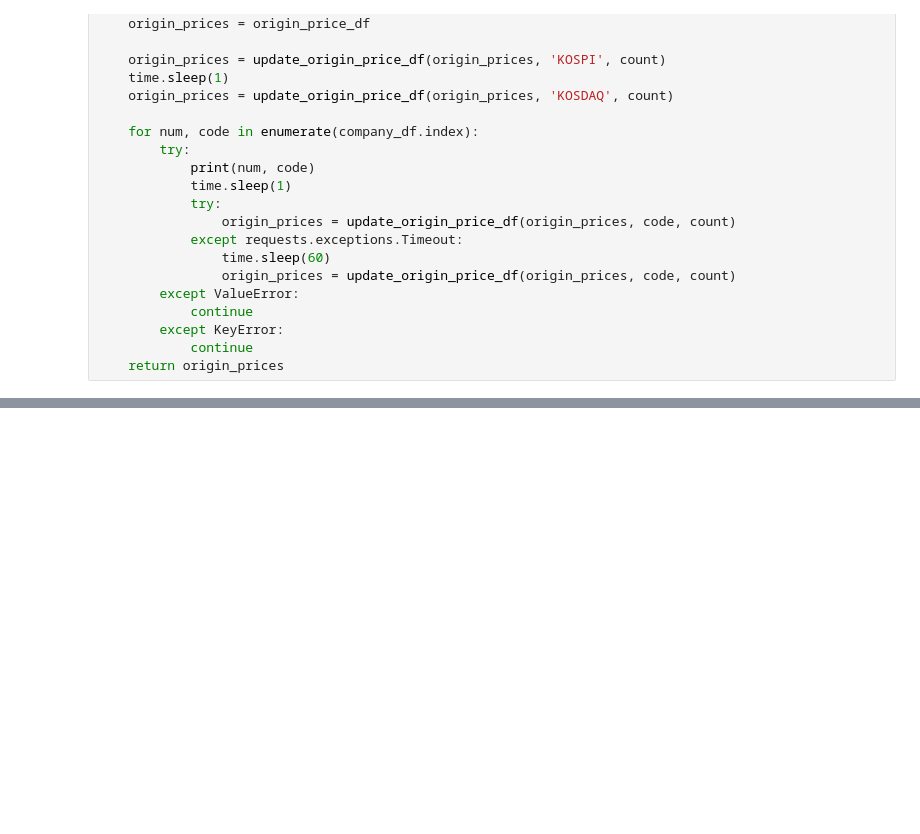
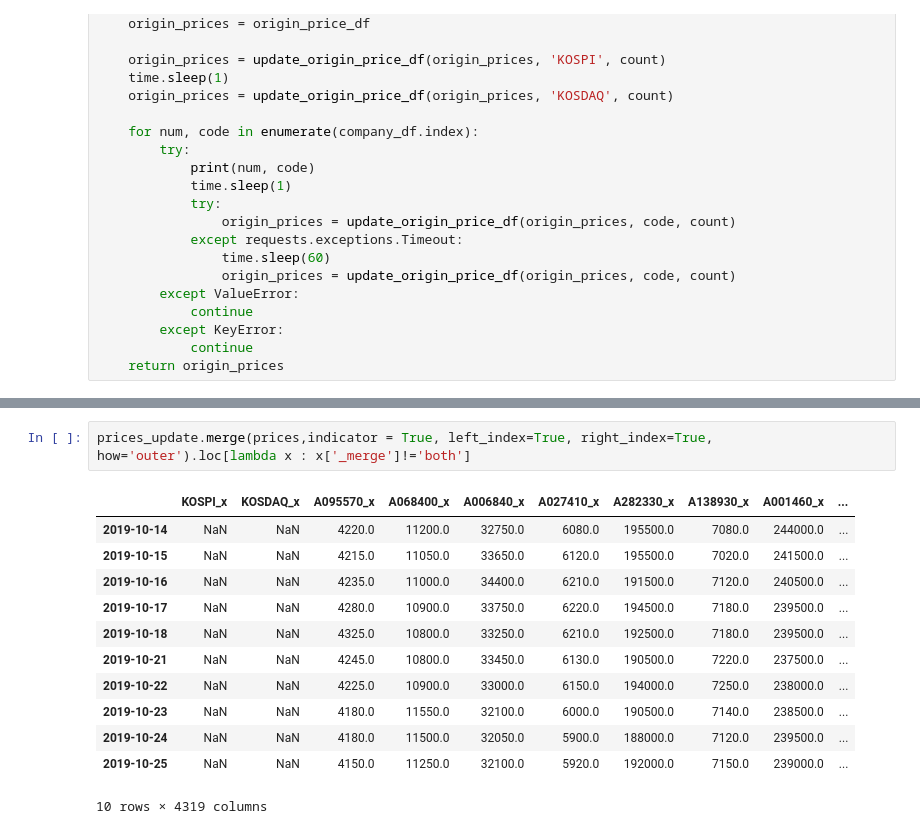
Before and after one commit to neosuperprogrammer/Quant, a Jupyter notebook: neo_quant.ipynb, the cells around one changed output, grey strips where cells are left out. Cells and saved outputs as stored; diff of their text form; blank space fills up the shorter version.

```diff
--- a/neo_quant.ipynb
+++ b/neo_quant.ipynb
@@ -640,0 +1620,15 @@ prices_update = update_prices(companies, prices, '10')
+# %%
+prices_update.merge(prices,indicator = True, left_index=True, right_index=True, how='outer').loc[lambda x : x['_merge']!='both']
+# %% [output]
+|  | KOSPI_x | KOSDAQ_x | A095570_x | A068400_x | A006840_x | A027410_x | A282330_x | A138930_x | A001460_x | ... |
+| 2019-10-14 | NaN | NaN | 4220.0 | 11200.0 | 32750.0 | 6080.0 | 195500.0 | 7080.0 | 244000.0 | ... |
+| 2019-10-15 | NaN | NaN | 4215.0 | 11050.0 | 33650.0 | 6120.0 | 195500.0 | 7020.0 | 241500.0 | ... |
+| 2019-10-16 | NaN | NaN | 4235.0 | 11000.0 | 34400.0 | 6210.0 | 191500.0 | 7120.0 | 240500.0 | ... |
+| 2019-10-17 | NaN | NaN | 4280.0 | 10900.0 | 33750.0 | 6220.0 | 194500.0 | 7180.0 | 239500.0 | ... |
+| 2019-10-18 | NaN | NaN | 4325.0 | 10800.0 | 33250.0 | 6210.0 | 192500.0 | 7180.0 | 239500.0 | ... |
+| 2019-10-21 | NaN | NaN | 4245.0 | 10800.0 | 33450.0 | 6130.0 | 190500.0 | 7220.0 | 237500.0 | ... |
+| 2019-10-22 | NaN | NaN | 4225.0 | 10900.0 | 33000.0 | 6150.0 | 194000.0 | 7250.0 | 238000.0 | ... |
+| 2019-10-23 | NaN | NaN | 4180.0 | 11550.0 | 32100.0 | 6000.0 | 190500.0 | 7140.0 | 238500.0 | ... |
+| 2019-10-24 | NaN | NaN | 4180.0 | 11500.0 | 32050.0 | 5900.0 | 188000.0 | 7120.0 | 239500.0 | ... |
+| 2019-10-25 | NaN | NaN | 4150.0 | 11250.0 | 32100.0 | 5920.0 | 192000.0 | 7150.0 | 239000.0 | ... |
+10 rows × 4319 columns
```
Also changed, not shown: parts of 12 cells of this notebook, 3 other files.
